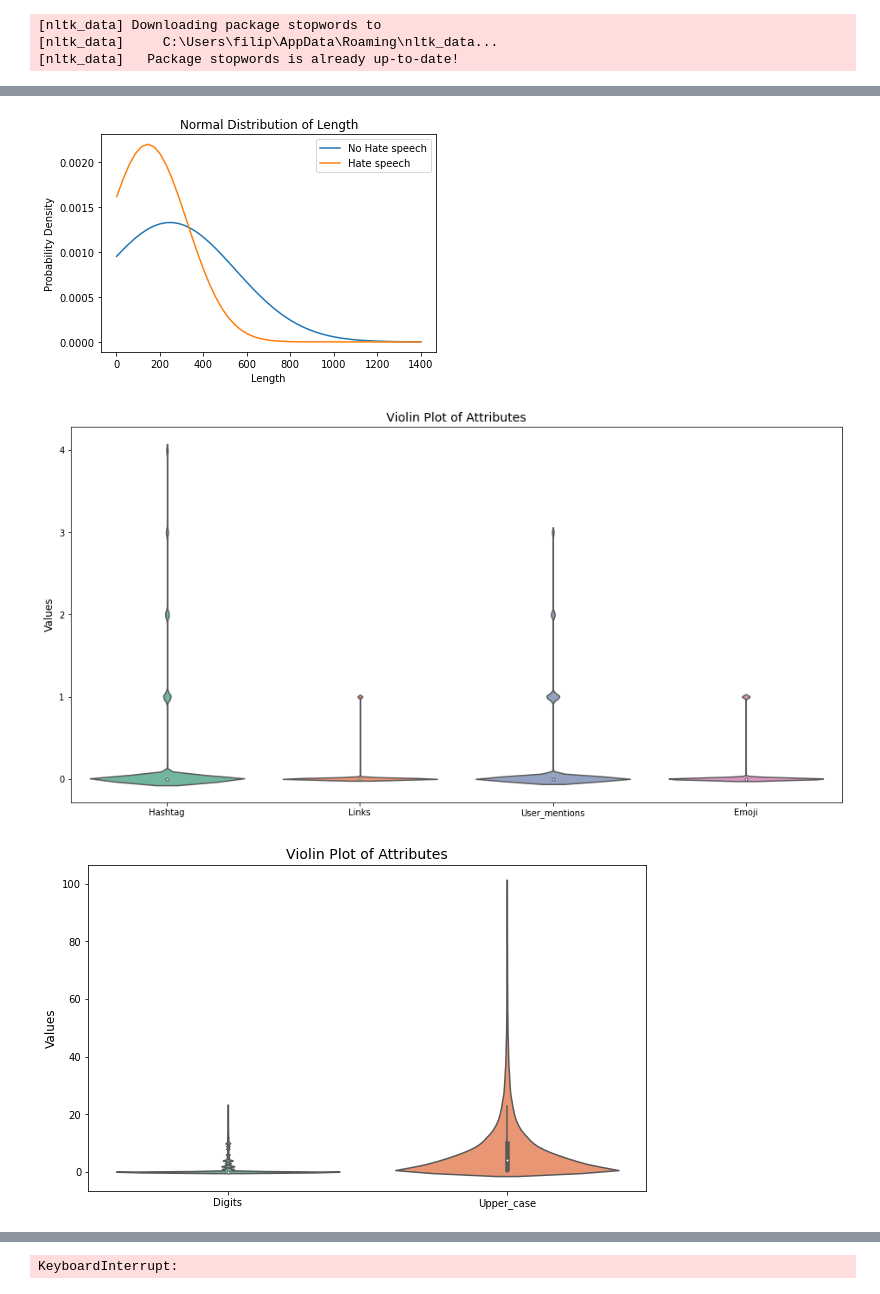
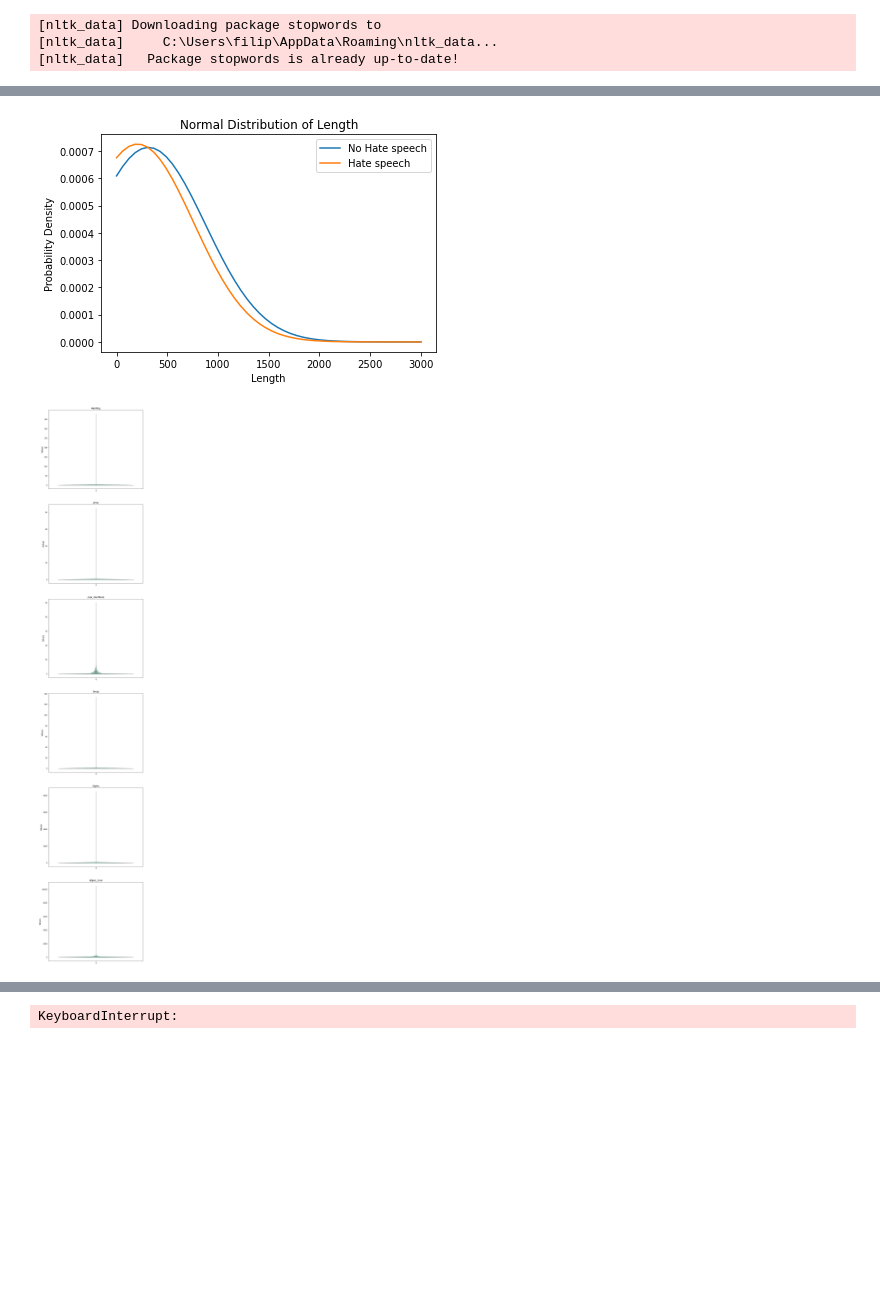
Before and after one commit to FilippoSechi/HateSpeechDetection, a Jupyter notebook: notebook.ipynb, the cells around one changed output, grey strips where cells are left out. Saved outputs shown, nothing was run; the diff lists cells and outputs as text; code cells hidden in the pictures; blank space fills up the shorter version.

```diff
--- a/notebook.ipynb
+++ b/notebook.ipynb
@@ -395,8 +334,8 @@ label_1_lengths = df[df["Label"] == 1]["Length"]
 mean_0, std_0 = norm.fit(label_0_lengths)
 mean_1 , std_1 = norm.fit(label_1_lengths)
 # Generate x-values for the plot
-x_0 = np.linspace(label_0_lengths.min(), 1400)
-x_1 = np.linspace(label_1_lengths.min(), 1400)
+x_0 = np.linspace(label_0_lengths.min(), 3000)
+x_1 = np.linspace(label_1_lengths.min(), 3000)
 # Calculate the corresponding y-values using the fitted distribution
 y_0 = norm.pdf(x_0, mean_0, std_0)
 y_1 = norm.pdf(x_1, mean_1, std_1)
@@ -409,43 +348,36 @@ plt.title("Normal Distribution of Length")
 plt.legend()
 plt.show()
 # %% [output]
-[figure, old version]
+[figure, new version]
 # %%
 import pandas as pd
 import matplotlib.pyplot as plt
+import seaborn as sns
+
+# Define the attributes
+attributes = ["Hashtag", "Links", "User_mentions", "Emoji", "Digits", "Upper_case"]
+num_attributes = len(attributes)
 
 # Set the figure size
-plt.figure(figsize=(16, 8))
+plt.figure(figsize=(10, 10 * num_attributes))
 
-# Create the violin plot
-sns.violinplot(data=df[["Hashtag", "Links", "User_mentions","Emoji"]], palette="Set2",scale="width")
+# Create subplots for each attribute
+for i, attribute in enumerate(attributes):
+    plt.subplot(num_attributes, 1, i+1)
 
-# Set the y-axis label
-plt.ylabel("Values", fontsize=12)
+    # Create the violin plot for the current attribute
+    sns.violinplot(data=df[attribute], palette="Set2", scale="width", linewidth=1)
 
-# Set the plot title
-plt.title("Violin Plot of Attributes", fontsize=14)
+    # Set the y-axis label
+    plt.ylabel("Values", fontsize=12)
+
+    # Set the title for the subplot
+    plt.title(attribute, fontsize=14)
 
 # Show the plot
 plt.show()
 # %% [output]
-[figure, old version]
+[figure, new version]
-# %%
-plt.figure(figsize=(10, 6))
-
-# Create the violin plot
-sns.violinplot(data=df[["Digits","Upper_case"]], palette="Set2",scale="width")
-
-# Set the y-axis label
-plt.ylabel("Values", fontsize=12)
-
-# Set the plot title
-plt.title("Violin Plot of Attributes", fontsize=14)
-
-# Show the plot
-plt.show()
-# %% [output]
-[figure, removed]
 # %%
 correlation_matrix = df.drop("Content",axis=1).corr()
 
```
Also changed, not shown: parts of 25 cells of this notebook.
